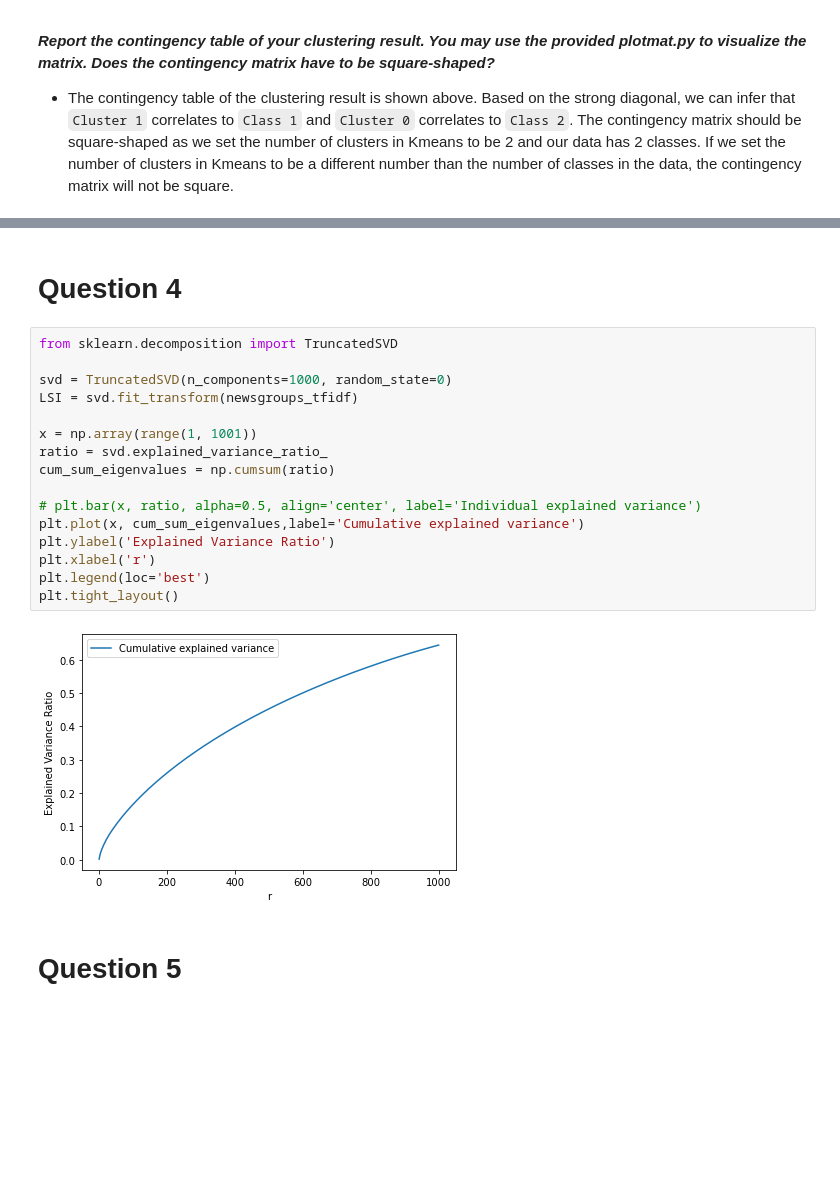
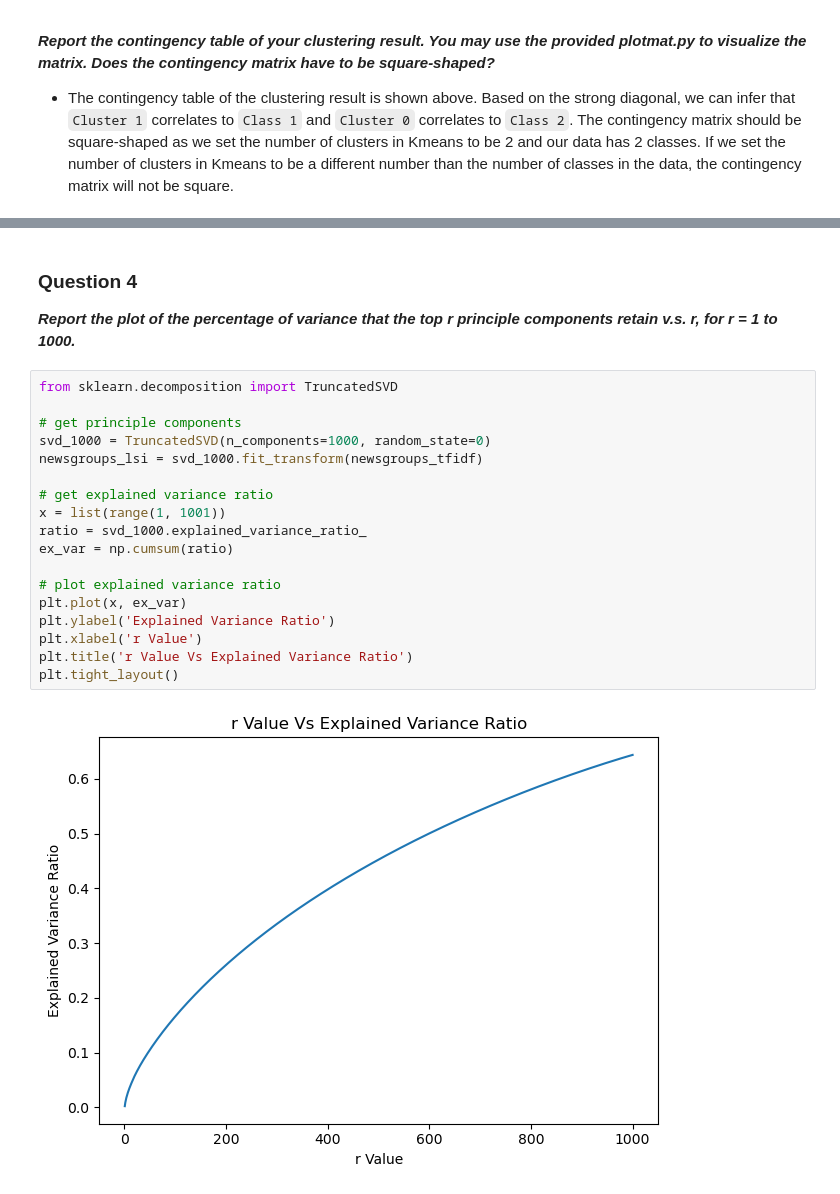
Before and after one commit to stang126/ECE-219-Large-Scale-Data-Mining, a Jupyter notebook: Project 2/Project 2 (1).ipynb, the cells around one changed output, grey strips where cells are left out. Saved outputs shown, nothing was run; the diff lists cells and outputs as text; blank space fills up the shorter version.

```diff
--- a/Project 2/Project 2 (1).ipynb
+++ b/Project 2/Project 2 (1).ipynb
@@ -97,22 +99,23 @@ V-measure score: 0.5924907147701187
-# %% [markdown]
-# Question 4
+# %% [markdown]
+### Question 4
+***Report the plot of the percentage of variance that the top r principle components retain v.s. r, for r = 1 to 1000.***
 # %%
 from sklearn.decomposition import TruncatedSVD
 
-svd = TruncatedSVD(n_components=1000, random_state=0)
-LSI = svd.fit_transform(newsgroups_tfidf)
+# get principle components
+svd_1000 = TruncatedSVD(n_components=1000, random_state=0)
+newsgroups_lsi = svd_1000.fit_transform(newsgroups_tfidf)
 
-x = np.array(range(1, 1001))
-ratio = svd.explained_variance_ratio_
-cum_sum_eigenvalues = np.cumsum(ratio)
+# get explained variance ratio
+x = list(range(1, 1001))
+ratio = svd_1000.explained_variance_ratio_
+ex_var = np.cumsum(ratio)
 
-# plt.bar(x, ratio, alpha=0.5, align='center', label='Individual explained variance')
-plt.plot(x, cum_sum_eigenvalues,label='Cumulative explained variance')
+# plot explained variance ratio
+plt.plot(x, ex_var)
 plt.ylabel('Explained Variance Ratio')
-plt.xlabel('r')
-plt.legend(loc='best')
+plt.xlabel('r Value')
+plt.title('r Value Vs Explained Variance Ratio')
 plt.tight_layout()
 # %% [output]
-[figure, old version]
+[figure, new version]
-# %% [markdown]
-# Question 5
```
Also changed, not shown: parts of 27 cells of this notebook, 1 other file.
